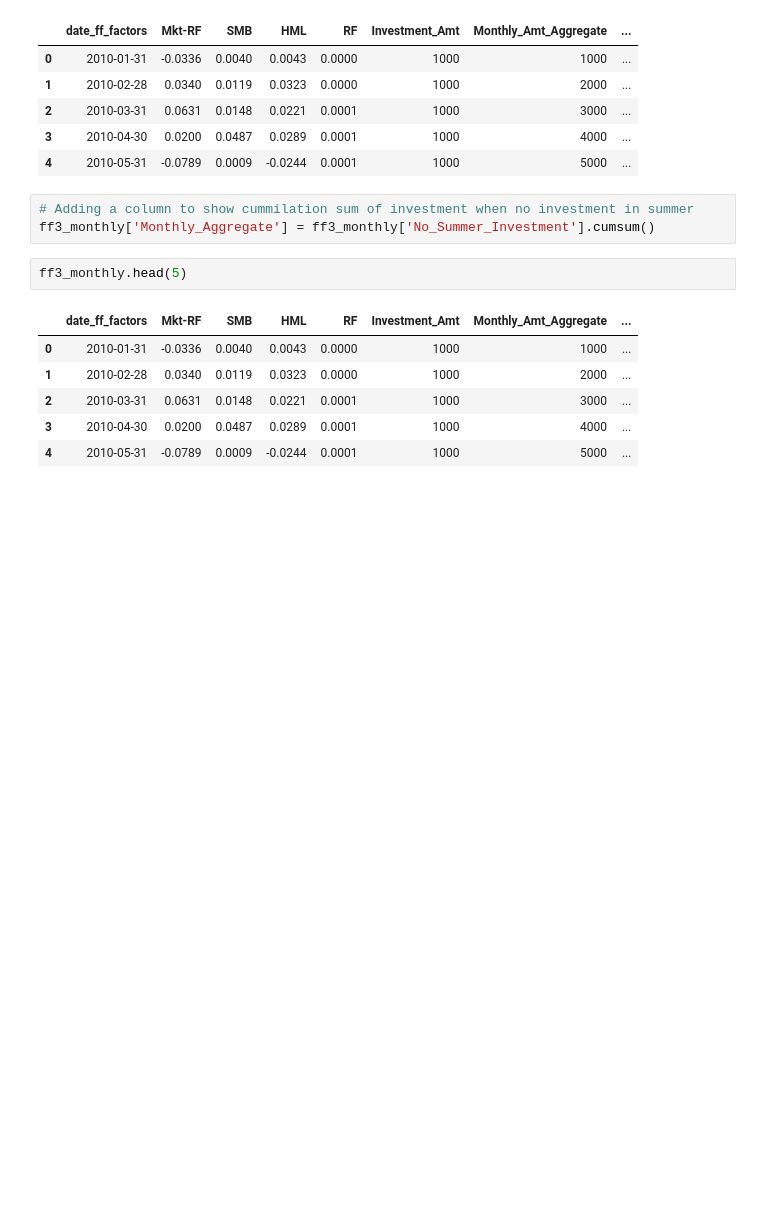
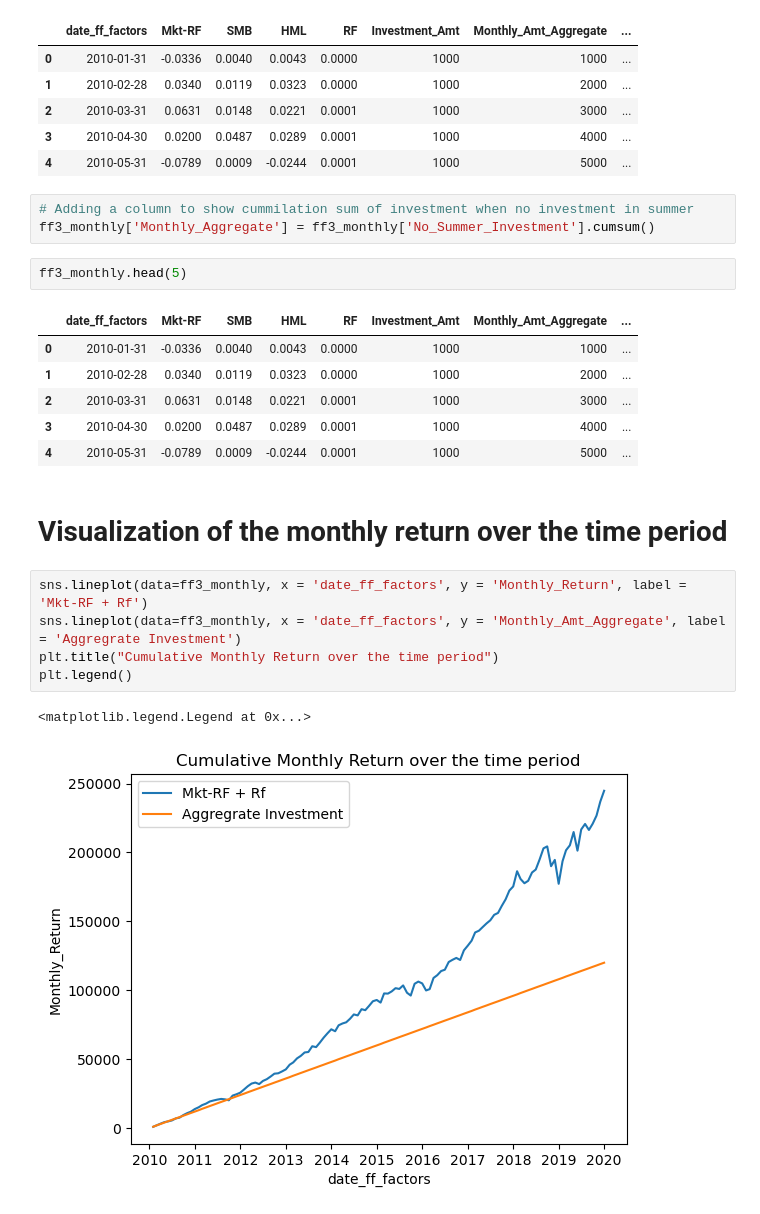
Before and after one commit to Priyagha/Portfolio_Returns, a Jupyter notebook: Portfolio_Returns.ipynb, the cells around one changed output. Cells and saved outputs as stored; diff of their text form; blank space fills up the shorter version.

Commit message:
Visualization of the monthly return over the time period when not investing in summer months

```diff
--- a/Portfolio_Returns.ipynb
+++ b/Portfolio_Returns.ipynb
@@ -106,3 +106,13 @@ ff3_monthly.head(5)
 | 2 | 2010-03-31 | 0.0631 | 0.0148 | 0.0221 | 0.0001 | 1000 | 3000 | ... |
 | 3 | 2010-04-30 | 0.0200 | 0.0487 | 0.0289 | 0.0001 | 1000 | 4000 | ... |
 | 4 | 2010-05-31 | -0.0789 | 0.0009 | -0.0244 | 0.0001 | 1000 | 5000 | ... |
+# %% [markdown]
+# Visualization of the monthly return over the time period
+# %%
+sns.lineplot(data=ff3_monthly, x = 'date_ff_factors', y = 'Monthly_Return', label = 'Mkt-RF + Rf')
+sns.lineplot(data=ff3_monthly, x = 'date_ff_factors', y = 'Monthly_Amt_Aggregate', label = 'Aggregrate Investment')
+plt.title("Cumulative Monthly Return over the time period")
+plt.legend()
+# %% [output]
+<matplotlib.legend.Legend at 0x...>
+[figure, added]
```
